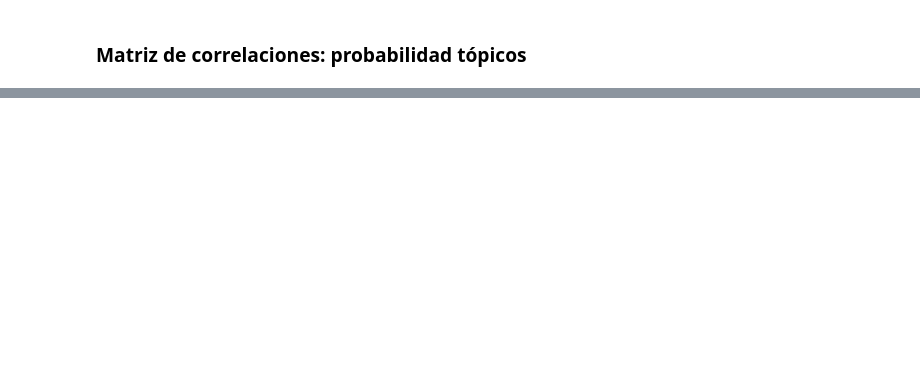
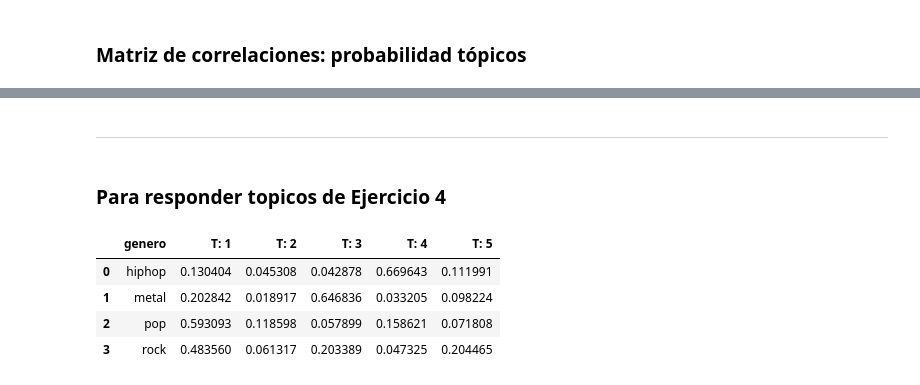
Before and after one commit to oportusgonzalo/data-science-desafio-latam, a Jupyter notebook: machine-learning/desafio_inferencia_EM/desafio.ipynb, the cells around one changed output, grey strips where cells are left out. Drawn from its saved outputs; the diff is of its cells as text; code cells hidden in the pictures; blank space fills up the shorter version.

```diff
--- a/machine-learning/desafio_inferencia_EM/desafio.ipynb
+++ b/machine-learning/desafio_inferencia_EM/desafio.ipynb
@@ -163,0 +235,12 @@ topic_corr = concatenated_df.loc[:, ['genero', '']]
+# %% [markdown]
+---
+# %% [markdown]
+### Para responder topicos de Ejercicio 4
+# %%
+concatenated_df[['genero', 'T: 1', 'T: 2', 'T: 3', 'T: 4', 'T: 5']].groupby('genero').mean().reset_index()
+# %% [output]
+|  | genero | T: 1 | T: 2 | T: 3 | T: 4 | T: 5 |
+| 0 | hiphop | 0.130404 | 0.045308 | 0.042878 | 0.669643 | 0.111991 |
+| 1 | metal | 0.202842 | 0.018917 | 0.646836 | 0.033205 | 0.098224 |
+| 2 | pop | 0.593093 | 0.118598 | 0.057899 | 0.158621 | 0.071808 |
+| 3 | rock | 0.483560 | 0.061317 | 0.203389 | 0.047325 | 0.204465 |
```
Also changed, not shown: parts of 20 cells of this notebook.
